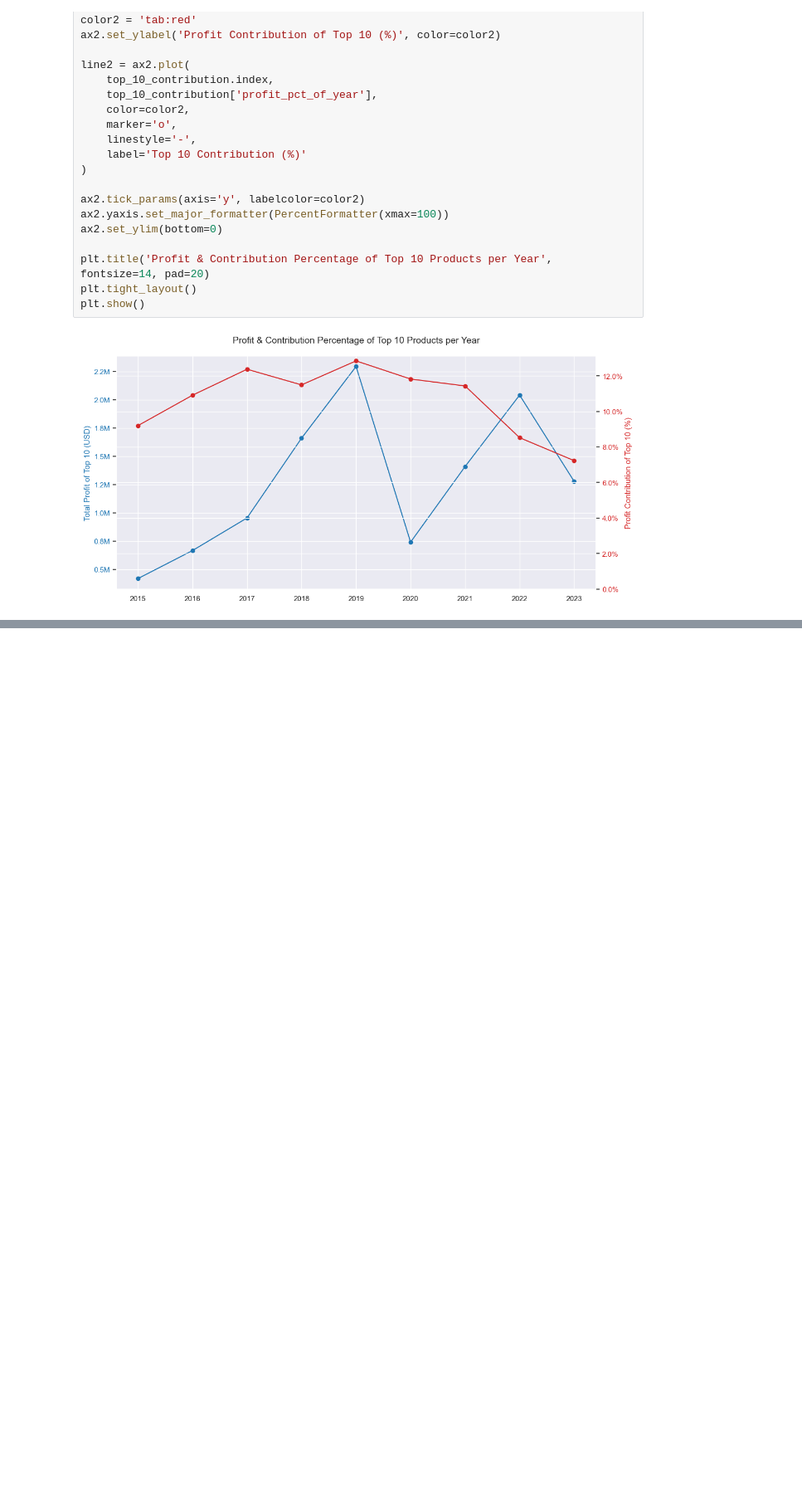
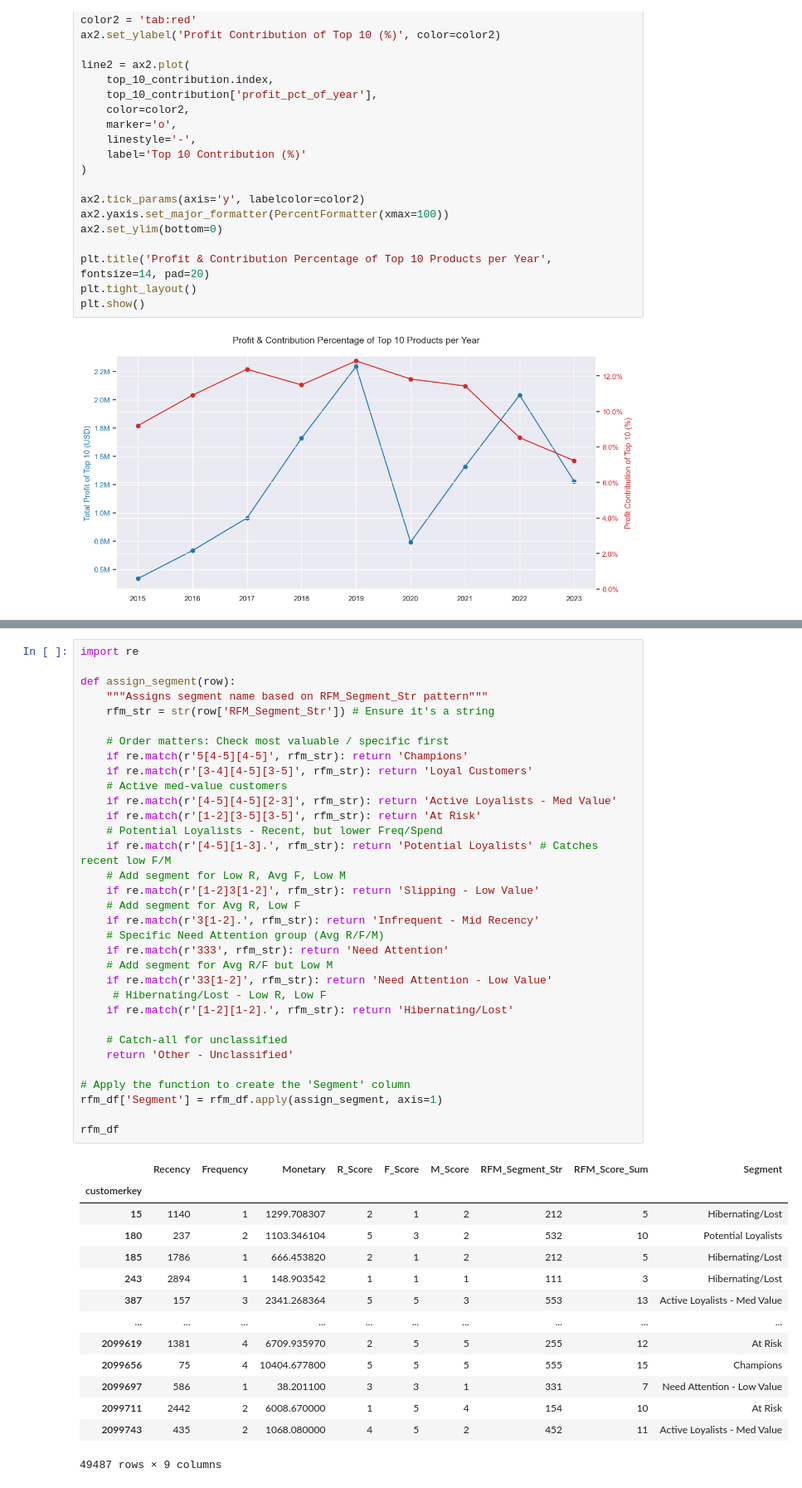
Before and after one commit to ChuSeng99/contoso, a Jupyter notebook: contoso.ipynb, the cells around one changed output, grey strips where cells are left out. Shown at 83% size. Drawn from its saved outputs; the diff is of its cells as text; blank space fills up the shorter version.

```diff
--- a/contoso.ipynb
+++ b/contoso.ipynb
@@ -882,0 +1165,48 @@ plt.show()
+# %%
+import re
+
+def assign_segment(row):
+    """Assigns segment name based on RFM_Segment_Str pattern"""
+    rfm_str = str(row['RFM_Segment_Str']) # Ensure it's a string
+
+    # Order matters: Check most valuable / specific first
+    if re.match(r'5[4-5][4-5]', rfm_str): return 'Champions'
+    if re.match(r'[3-4][4-5][3-5]', rfm_str): return 'Loyal Customers'
+    # Active med-value customers
+    if re.match(r'[4-5][4-5][2-3]', rfm_str): return 'Active Loyalists - Med Value'
+    if re.match(r'[1-2][3-5][3-5]', rfm_str): return 'At Risk'
+    # Potential Loyalists - Recent, but lower Freq/Spend
+    if re.match(r'[4-5][1-3].', rfm_str): return 'Potential Loyalists' # Catches recent low F/M
+    # Add segment for Low R, Avg F, Low M
+    if re.match(r'[1-2]3[1-2]', rfm_str): return 'Slipping - Low Value'
+    # Add segment for Avg R, Low F
+    if re.match(r'3[1-2].', rfm_str): return 'Infrequent - Mid Recency'
+    # Specific Need Attention group (Avg R/F/M)
+    if re.match(r'333', rfm_str): return 'Need Attention'
+    # Add segment for Avg R/F but Low M
+    if re.match(r'33[1-2]', rfm_str): return 'Need Attention - Low Value'
+     # Hibernating/Lost - Low R, Low F
+    if re.match(r'[1-2][1-2].', rfm_str): return 'Hibernating/Lost'
+
+    # Catch-all for unclassified
+    return 'Other - Unclassified'
+
+# Apply the function to create the 'Segment' column
+rfm_df['Segment'] = rfm_df.apply(assign_segment, axis=1)
+
+rfm_df
+# %% [output]
+|  | Recency | Frequency | Monetary | R_Score | F_Score | M_Score | RFM_Segment_Str | RFM_Score_Sum | Segment |
+| customerkey |  |  |  |  |  |  |  |  |  |
+| 15 | 1140 | 1 | 1299.708307 | 2 | 1 | 2 | 212 | 5 | Hibernating/Lost |
+| 180 | 237 | 2 | 1103.346104 | 5 | 3 | 2 | 532 | 10 | Potential Loyalists |
+| 185 | 1786 | 1 | 666.453820 | 2 | 1 | 2 | 212 | 5 | Hibernating/Lost |
+| 243 | 2894 | 1 | 148.903542 | 1 | 1 | 1 | 111 | 3 | Hibernating/Lost |
+| 387 | 157 | 3 | 2341.268364 | 5 | 5 | 3 | 553 | 13 | Active Loyalists - Med Value |
+| ... | ... | ... | ... | ... | ... | ... | ... | ... | ... |
+| 2099619 | 1381 | 4 | 6709.935970 | 2 | 5 | 5 | 255 | 12 | At Risk |
+| 2099656 | 75 | 4 | 10404.677800 | 5 | 5 | 5 | 555 | 15 | Champions |
+| 2099697 | 586 | 1 | 38.201100 | 3 | 3 | 1 | 331 | 7 | Need Attention - Low Value |
+| 2099711 | 2442 | 2 | 6008.670000 | 1 | 5 | 4 | 154 | 10 | At Risk |
+| 2099743 | 435 | 2 | 1068.080000 | 4 | 5 | 2 | 452 | 11 | Active Loyalists - Med Value |
+49487 rows × 9 columns
```
Also changed, not shown: parts of 22 cells of this notebook, 6 other files.
